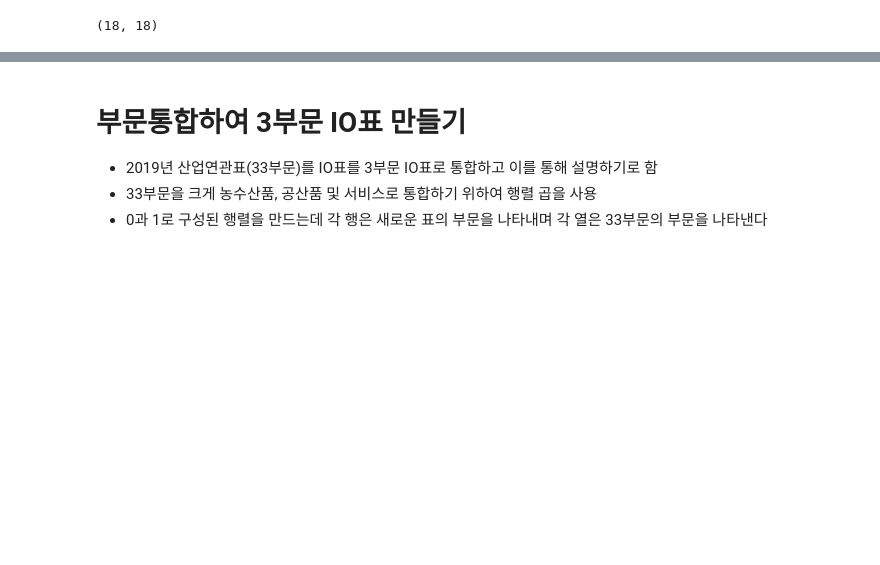
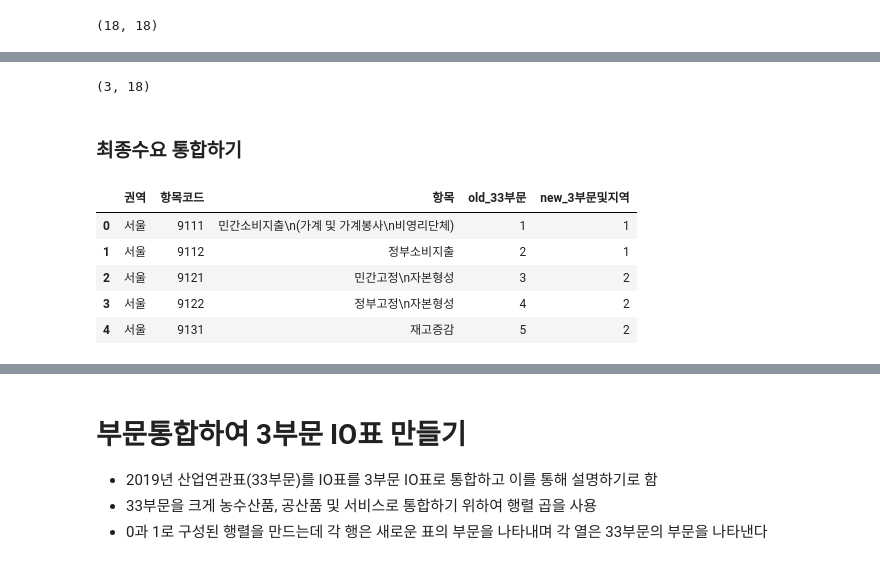
Before and after one commit to Tom-Jung/legendary-funicular, a Jupyter notebook: Types_of_IOTs_new.ipynb, the cells around one changed output, grey strips where cells are left out. Saved outputs shown, nothing was run; the diff lists cells and outputs as text; code cells hidden in the pictures; blank space fills up the shorter version.

```diff
--- a/Types_of_IOTs_new.ipynb
+++ b/Types_of_IOTs_new.ipynb
@@ -109,0 +134,22 @@ nae_tot.sum()
+# %%
+imp_row = code_3@RI_33[561:594,0:561]@code_18.T # 3X18 수입거래표
+imp_row.shape
+# %% [output]
+(3, 18)
+# %% [markdown]
+### 최종수요 통합하기
+# %%
+cd_fd = "https://raw.githubusercontent.com/Tom-Jung/legendary-funicular/main/code_%EC%A7%80%EC%97%ADIO_%EC%B5%9C%EC%A2%85%EC%88%98%EC%9A%94.csv"  # 코드매치 파일
+cd_fd1 = pd.read_csv(cd_fd)
+cd_fd1.head()
+# cd_fd2 = cd_fd1.to_numpy()
+# row_fd = cd_fd2[:,1]
+# col_fd = cd_fd2[:,0]
+# row_fd
+# %% [output]
+|  | 권역 | 항목코드 | 항목 | old_33부문 | new_3부문및지역 |
+| 0 | 서울 | 9111 | 민간소비지출\n(가계 및 가계봉사\n비영리단체) | 1 | 1 |
+| 1 | 서울 | 9112 | 정부소비지출 | 2 | 1 |
+| 2 | 서울 | 9121 | 민간고정\n자본형성 | 3 | 2 |
+| 3 | 서울 | 9122 | 정부고정\n자본형성 | 4 | 2 |
+| 4 | 서울 | 9131 | 재고증감 | 5 | 2 |
```
Also changed, not shown: parts of 36 cells of this notebook.
